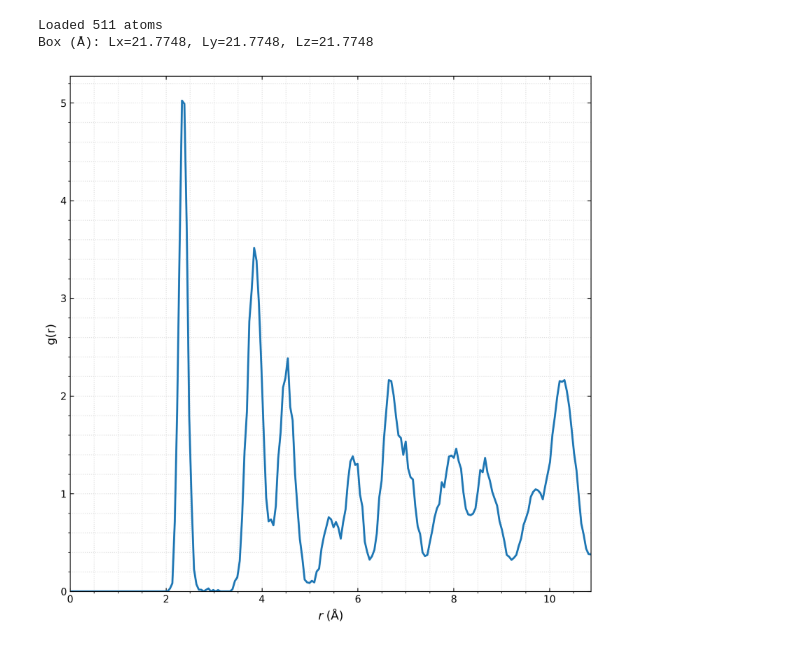
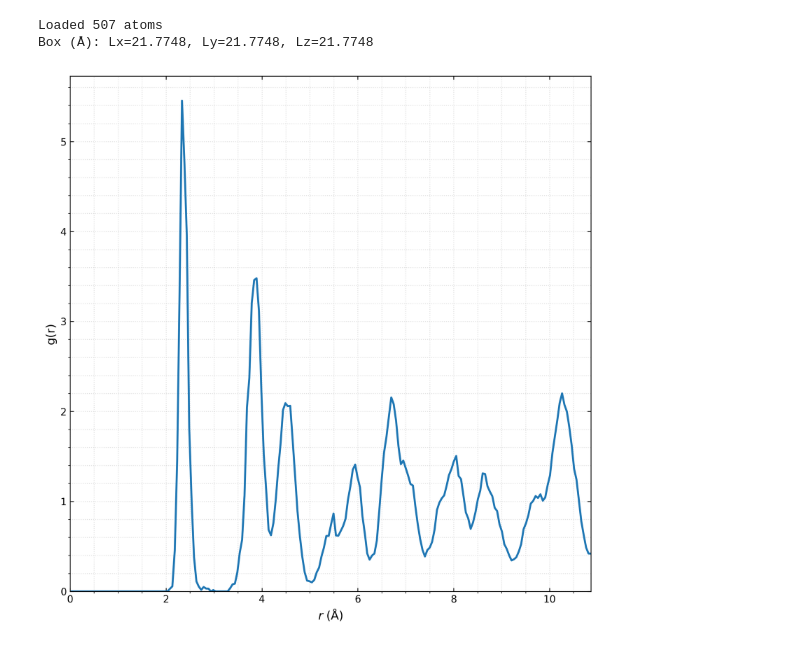
Before and after one commit to lukam2Ilinois/MSE485-Group-2, a Jupyter notebook: MSE 485 Data Analysis.ipynb, the cells around one changed output. Drawn from its saved outputs; the diff is of its cells as text; code cells hidden in the pictures.

Commit message:
Add data for 5 vacs at 1000 K.

```diff
--- a/MSE 485 Data Analysis.ipynb
+++ b/MSE 485 Data Analysis.ipynb
@@ -102,34 +102,34 @@ def compute_pair_correlation(positions, box, dr = 0.05, r_max = None):
 
 def plot_helper(r, g_r, outfile = "Pair_Correlation.png"):
     fig, ax = plt.subplots(figsize = (8, 8), dpi = 300)
     ax.plot(r, g_r, linewidth = 2.0)
     ax.set_xlabel(r"$r \; (\mathrm{\AA})$", fontsize = 12)
     ax.set_ylabel(r"g(r)", fontsize = 12)
     #May change the title based on the simulation conditions.
     ax.set_xlim(0, r.max())
     ax.set_ylim(bottom = 0)
     ax.grid(True, which = "both", linestyle = ":", alpha = 0.4)
     ax.tick_params(direction = "in", top = True, right = True)
     ax.xaxis.set_minor_locator(AutoMinorLocator())
     ax.yaxis.set_minor_locator(AutoMinorLocator())
     fig.tight_layout()
     fig.savefig(outfile, dpi = 300)
     plt.show()
 
 def main():
     #Double check your files!
-    data_file = "Si-one-vac/FINAL_STRUCTURE"
+    data_file = "Si-five-vac/FINAL_STRUCTURE"
     positions, box = read_lammps_atomic_structure(data_file)
     print(f"Loaded {positions.shape[0]} atoms")
     print(f"Box (Å): Lx={box[0]:.4f}, Ly={box[1]:.4f}, Lz={box[2]:.4f}")
     dr = 0.05
     r, g_r = compute_pair_correlation(positions, box, dr = dr)
-    np.savetxt("Si-one-vac/gr.dat", np.column_stack((r, g_r)), header="r(Å)   g(r)   (FINAL_STRUCTURE)")
+    np.savetxt("Si-five-vac/gr.dat", np.column_stack((r, g_r)), header="r(Å)   g(r)   (FINAL_STRUCTURE)")
     plot_helper(r, g_r)
 
 if __name__ == "__main__":
     main()
 # %% [output]
-Loaded 511 atoms
+Loaded 507 atoms
 Box (Å): Lx=21.7748, Ly=21.7748, Lz=21.7748
-[figure, old version]
+[figure, new version]
```
Also changed, not shown: 15 other files.
